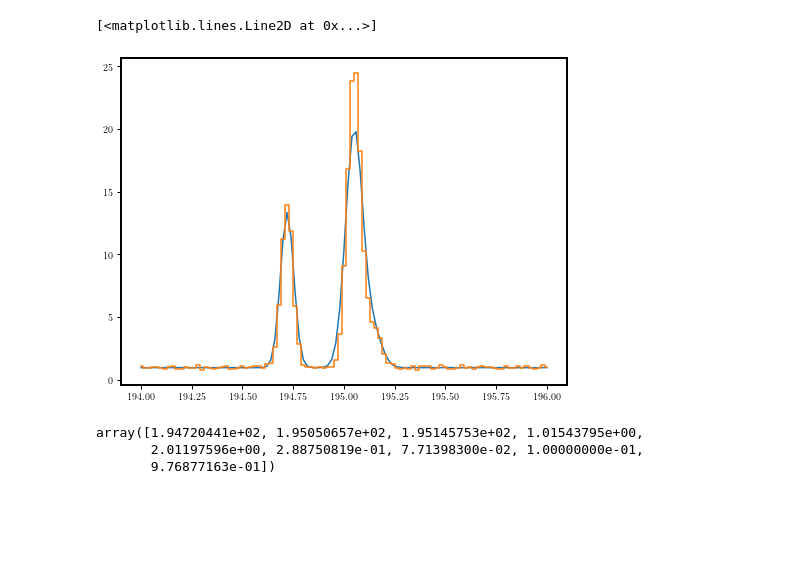
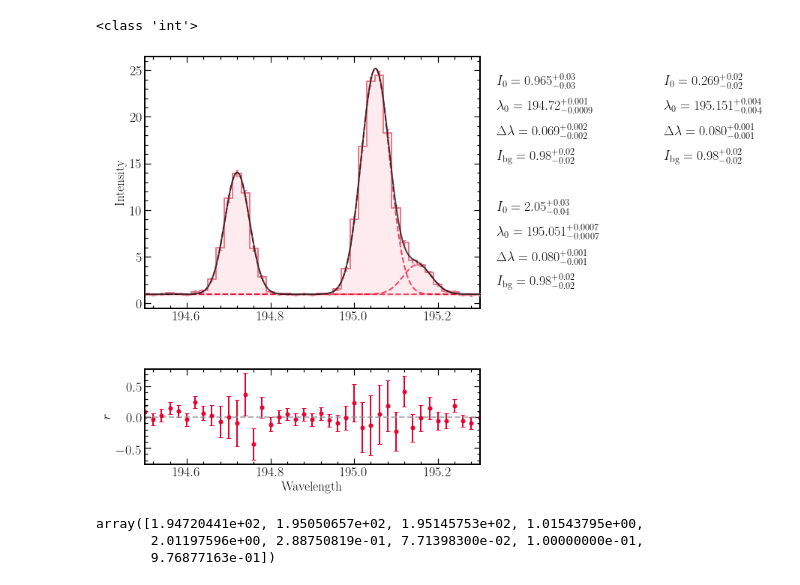
Before and after one commit to yjzhu-solar/MyPy, a Jupyter notebook: tutorial/juanfit_test.ipynb, the cells around one changed output. Cells and saved outputs as stored; diff of their text form; code cells hidden in the pictures; blank space fills up the shorter version.

```diff
--- a/tutorial/juanfit_test.ipynb
+++ b/tutorial/juanfit_test.ipynb
@@ -29,15 +29,19 @@ fit_model.plot(xlim=(194.5,195.3))
-# %%
-data_fit = fit_model.multi_gaussian_mixture_width(wvl,
-            1.94720441e+02, 1.95050657e+02, 1.95145753e+02, 1.01543795e+00,
-       2.01197596e+00, 2.88750819e-01, 7.71398300e-02, 1.00000000e-01,
-       9.76877163e-01)
-
-fig, ax = plt.subplots(figsize=(8,6))
-ax.plot(fit_model.wvl,data_fit)
-ax.step(fit_model.wvl,fit_model.data,where="mid")
-# %% [output]
-[<matplotlib.lines.Line2D at 0x...>]
-[figure, removed]
+# %%
+import importlib
+importlib.reload(juanfit)
+from juanfit import SpectrumFitSingle
+from juanfit import gaussian
+fit_model = SpectrumFitSingle(data=data,wvl=wvl,err=error_lvl,line_number=3,same_width=[False,True,True],
+                            line_wvl_init=[194.7,195,195.1],int_max_init=[10,15,5],
+                            fwhm_init=[0.1,0.15,0.1])
+#fit_model.plot(plot_fit=False,xlim=(194.5,195.3))
+#fit_model.run_lse()
+fit_model.run_HahnMC(n_chain=1000)
+fit_model.plot(xlim=(194.5,195.3),plot_hmc=True)
+#fit_model.fwhm_fit
+# %% [output]
+<class 'int'>
+[figure, added]
 # %%
 np.concatenate((fit_model.line_wvl_fit,fit_model.int_total_fit,0.07713983,0.1,fit_model.int_cont_fit),axis=None)
 # %% [output]
```
Also changed, not shown: parts of 1 cell of this notebook, 1 other file.
